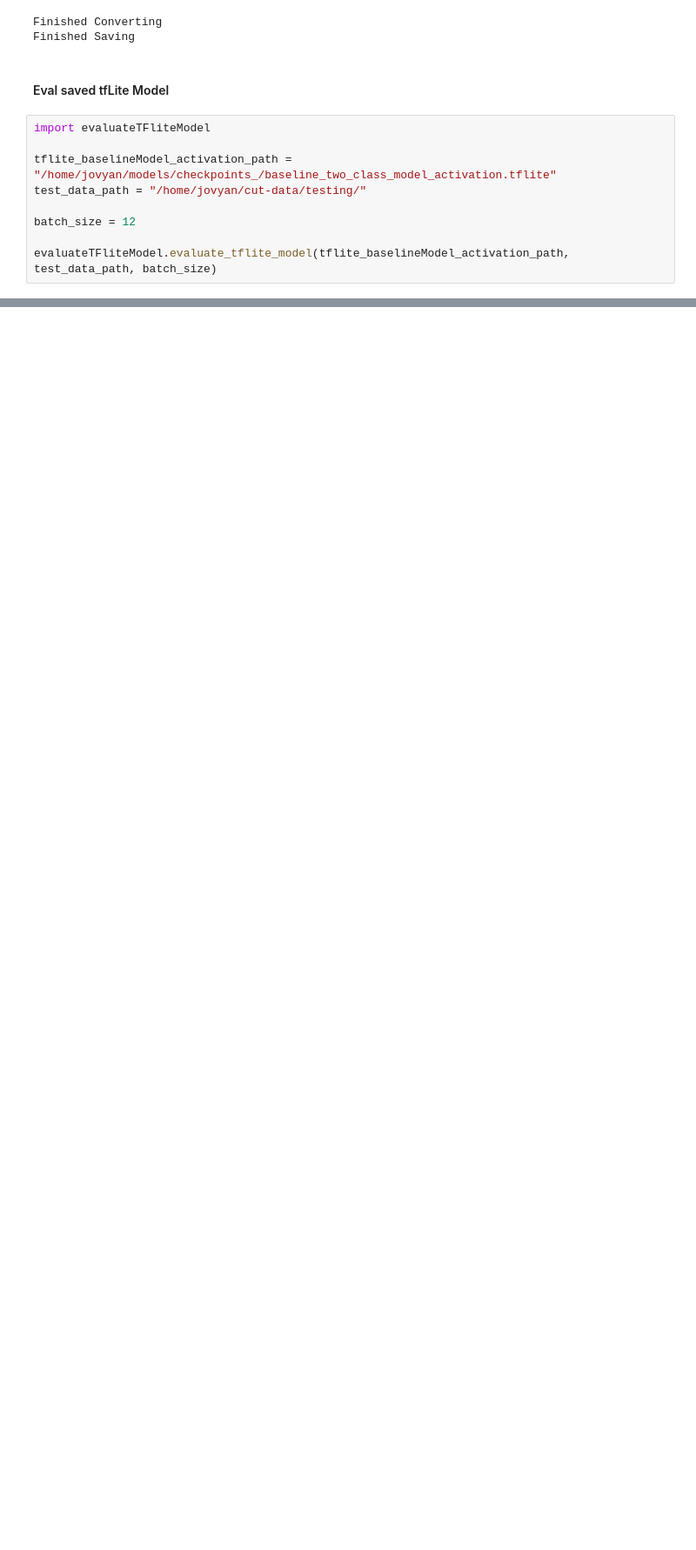
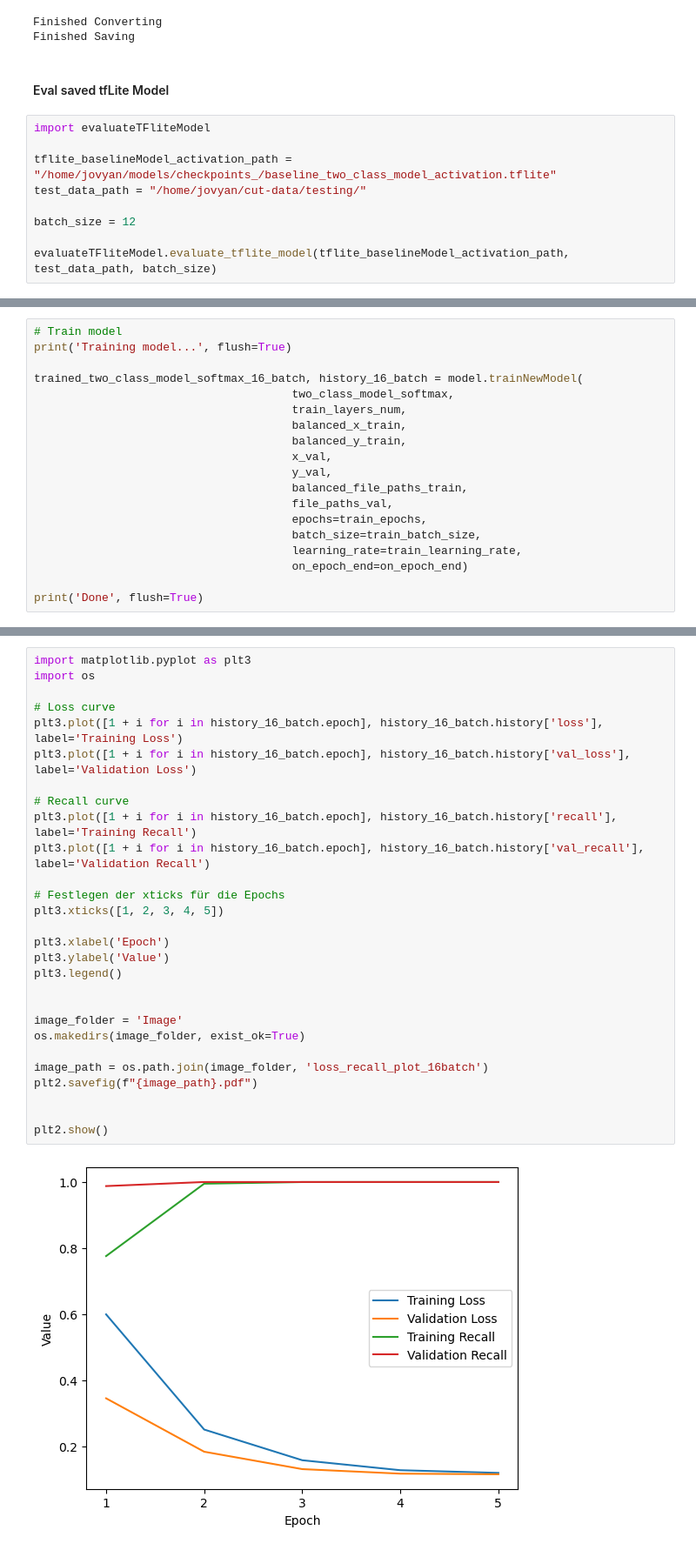
Before and after one commit to rehroman/tinyml-bird-song-detection, a Jupyter notebook: notebooks/8_Baseline_BirdNET_V2.1_softmax.ipynb, the cells around one changed output, grey strips where cells are left out. Shown at 87% size. Drawn from its saved outputs; the diff is of its cells as text; blank space fills up the shorter version.

```diff
--- a/notebooks/8_Baseline_BirdNET_V2.1_softmax.ipynb
+++ b/notebooks/8_Baseline_BirdNET_V2.1_softmax.ipynb
@@ -416,0 +594,19 @@ evaluateTFliteModel.evaluate_tflite_model(tflite_baselineModel_activation_path,
+# %%
+# Train model
+print('Training model...', flush=True)
+
+trained_two_class_model_softmax_16_batch, history_16_batch = model.trainNewModel(
+                                      two_class_model_softmax,
+                                      train_layers_num,
+                                      balanced_x_train,
+                                      balanced_y_train,
+                                      x_val,
+                                      y_val,
+                                      balanced_file_paths_train,
+                                      file_paths_val,
+                                      epochs=train_epochs,
+                                      batch_size=train_batch_size,
+                                      learning_rate=train_learning_rate,
+                                      on_epoch_end=on_epoch_end)
+
+print('Done', flush=True)
@@ -416,0 +629,30 @@ evaluateTFliteModel.evaluate_tflite_model(tflite_baselineModel_activation_path,
+# %%
+import matplotlib.pyplot as plt3
+import os
+
+# Loss curve
+plt3.plot([1 + i for i in history_16_batch.epoch], history_16_batch.history['loss'], label='Training Loss')
+plt3.plot([1 + i for i in history_16_batch.epoch], history_16_batch.history['val_loss'], label='Validation Loss')
+
+# Recall curve
+plt3.plot([1 + i for i in history_16_batch.epoch], history_16_batch.history['recall'], label='Training Recall')
+plt3.plot([1 + i for i in history_16_batch.epoch], history_16_batch.history['val_recall'], label='Validation Recall')
+
+# Festlegen der xticks für die Epochs
+plt3.xticks([1, 2, 3, 4, 5])
+
+plt3.xlabel('Epoch')
+plt3.ylabel('Value')
+plt3.legend()
+
+
+image_folder = 'Image'
+os.makedirs(image_folder, exist_ok=True)
+
+image_path = os.path.join(image_folder, 'loss_recall_plot_16batch')
+plt2.savefig(f"{image_path}.pdf")
+
+
+plt2.show()
+# %% [output]
+[figure, added]
```
Also changed, not shown: parts of 23 cells of this notebook, 6 other files.
